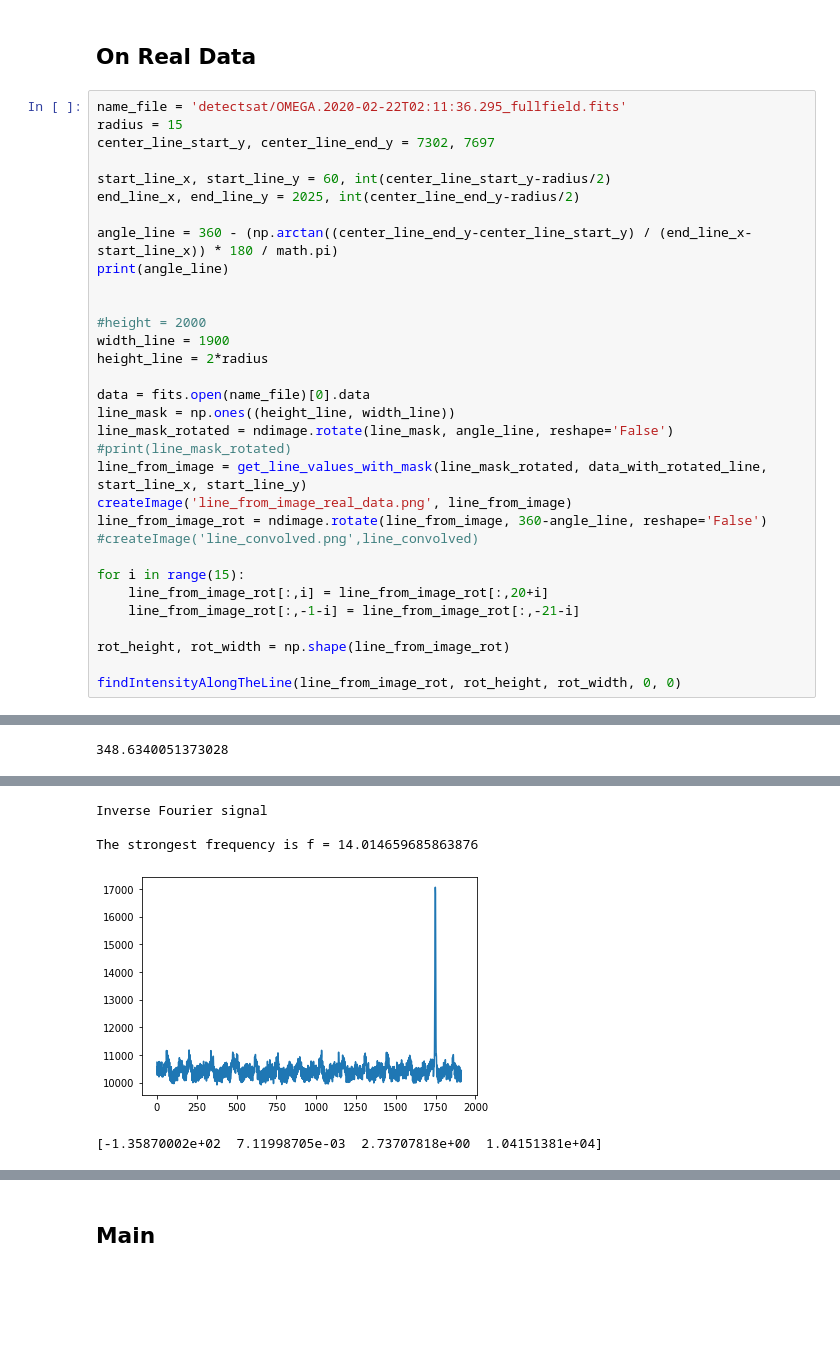
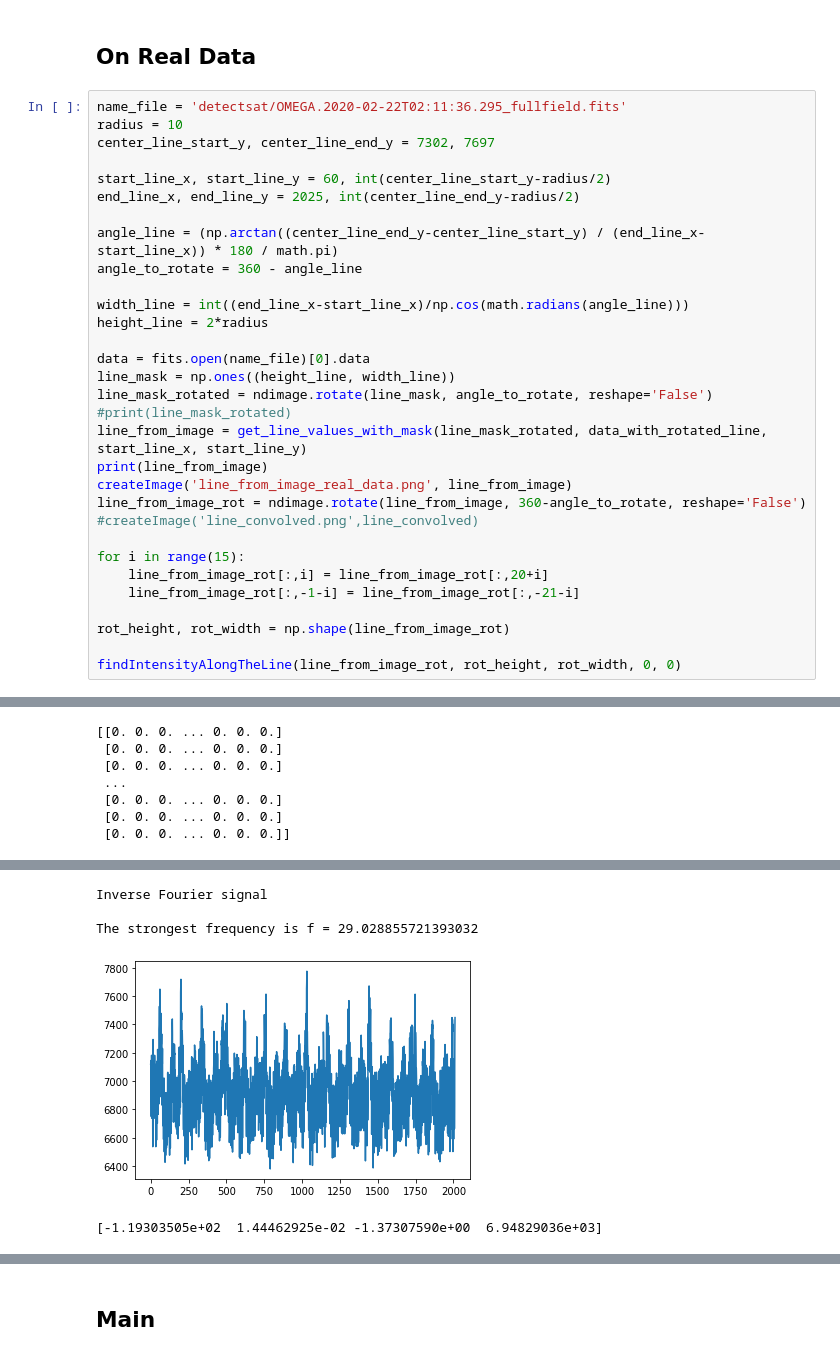
Before and after one commit to shoutizix/bachelor-project, a Jupyter notebook: Intensity_streak.ipynb, the cells around one changed output, grey strips where cells are left out. Cells and saved outputs as stored; diff of their text form; blank space fills up the shorter version.

Commit message:
change width to adapt with the lines

```diff
--- a/Intensity_streak.ipynb
+++ b/Intensity_streak.ipynb
@@ -333,27 +333,26 @@ print(get_blocks_addresses(test))
 ## On Real Data
 # %%
 name_file = 'detectsat/OMEGA.2020-02-22T02:11:36.295_fullfield.fits'
-radius = 15
+radius = 10
 center_line_start_y, center_line_end_y = 7302, 7697
 
 start_line_x, start_line_y = 60, int(center_line_start_y-radius/2)
 end_line_x, end_line_y = 2025, int(center_line_end_y-radius/2)
 
-angle_line = 360 - (np.arctan((center_line_end_y-center_line_start_y) / (end_line_x-start_line_x)) * 180 / math.pi)
-print(angle_line)
+angle_line = (np.arctan((center_line_end_y-center_line_start_y) / (end_line_x-start_line_x)) * 180 / math.pi)
+angle_to_rotate = 360 - angle_line
 
-
-#height = 2000
-width_line = 1900
+width_line = int((end_line_x-start_line_x)/np.cos(math.radians(angle_line)))
 height_line = 2*radius
 
 data = fits.open(name_file)[0].data
 line_mask = np.ones((height_line, width_line))
-line_mask_rotated = ndimage.rotate(line_mask, angle_line, reshape='False')
+line_mask_rotated = ndimage.rotate(line_mask, angle_to_rotate, reshape='False')
 #print(line_mask_rotated)
 line_from_image = get_line_values_with_mask(line_mask_rotated, data_with_rotated_line, start_line_x, start_line_y)
+print(line_from_image)
 createImage('line_from_image_real_data.png', line_from_image)
-line_from_image_rot = ndimage.rotate(line_from_image, 360-angle_line, reshape='False')
+line_from_image_rot = ndimage.rotate(line_from_image, 360-angle_to_rotate, reshape='False')
 #createImage('line_convolved.png',line_convolved)
 
 for i in range(15):
@@ -368 +367,7 @@ Lossy conversion from float64 to uint8. Range [0.0, 1850.5526208403985]. Convert
-348.6340051373028
+[[0. 0. 0. ... 0. 0. 0.]
+ [0. 0. 0. ... 0. 0. 0.]
+ [0. 0. 0. ... 0. 0. 0.]
+ ...
+ [0. 0. 0. ... 0. 0. 0.]
+ [0. 0. 0. ... 0. 0. 0.]
+ [0. 0. 0. ... 0. 0. 0.]]
@@ -371,5 +376,5 @@ Lossy conversion from float64 to uint8. Range [0.0, 1850.5526208403985]. Convert
 Inverse Fourier signal
 
-The strongest frequency is f = 14.014659685863876
+The strongest frequency is f = 29.028855721393032
-[figure, old version]
+[figure, new version]
-[-1.35870002e+02  7.11998705e-03  2.73707818e+00  1.04151381e+04]
+[-1.19303505e+02  1.44462925e-02 -1.37307590e+00  6.94829036e+03]
```
Also changed, not shown: parts of 3 cells of this notebook.
